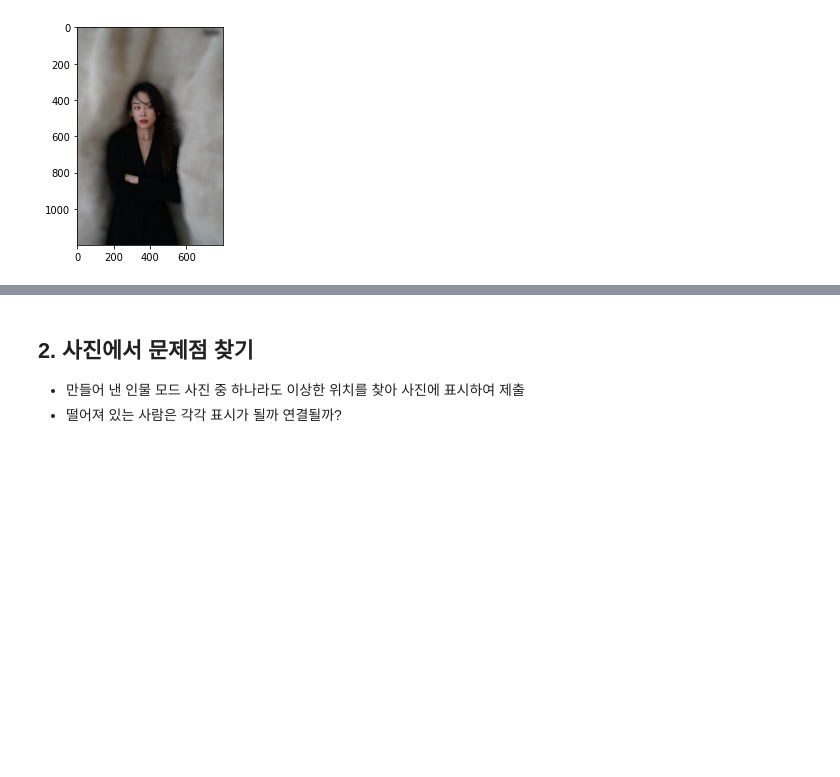
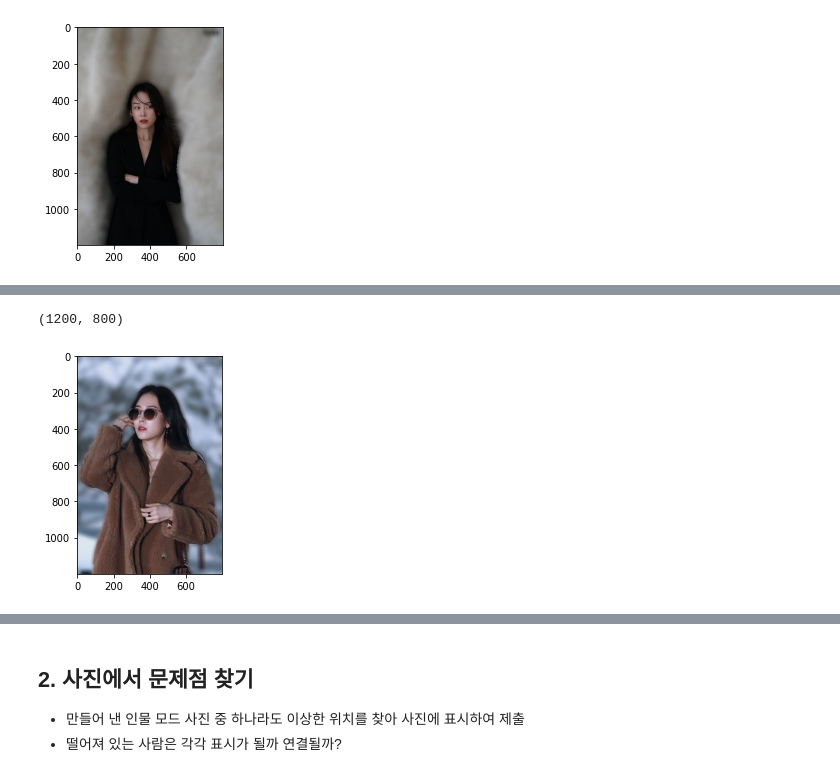
Before and after one commit to huiheee/AIFFEL, a Jupyter notebook: [GD_4]Create_a_portrait.ipynb, the cells around one changed output, grey strips where cells are left out. Saved outputs shown, nothing was run; the diff lists cells and outputs as text; code cells hidden in the pictures; blank space fills up the shorter version.

```diff
--- a/[GD_4]Create_a_portrait.ipynb
+++ b/[GD_4]Create_a_portrait.ipynb
@@ -241,0 +290,5 @@ def img_seg(img, model):
+# %%
+img_seg('서현진12.jpg', model)
+# %% [output]
+(1200, 800)
+[figure, added]
```
Also changed, not shown: parts of 31 cells of this notebook.
